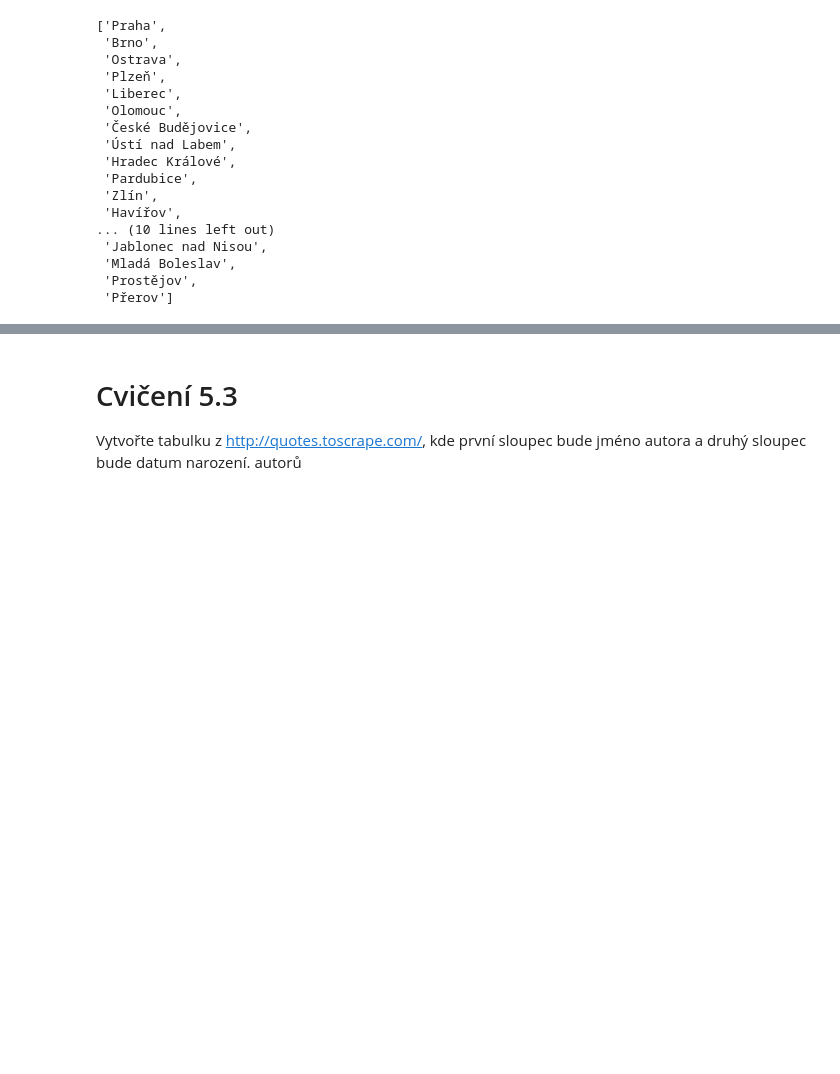
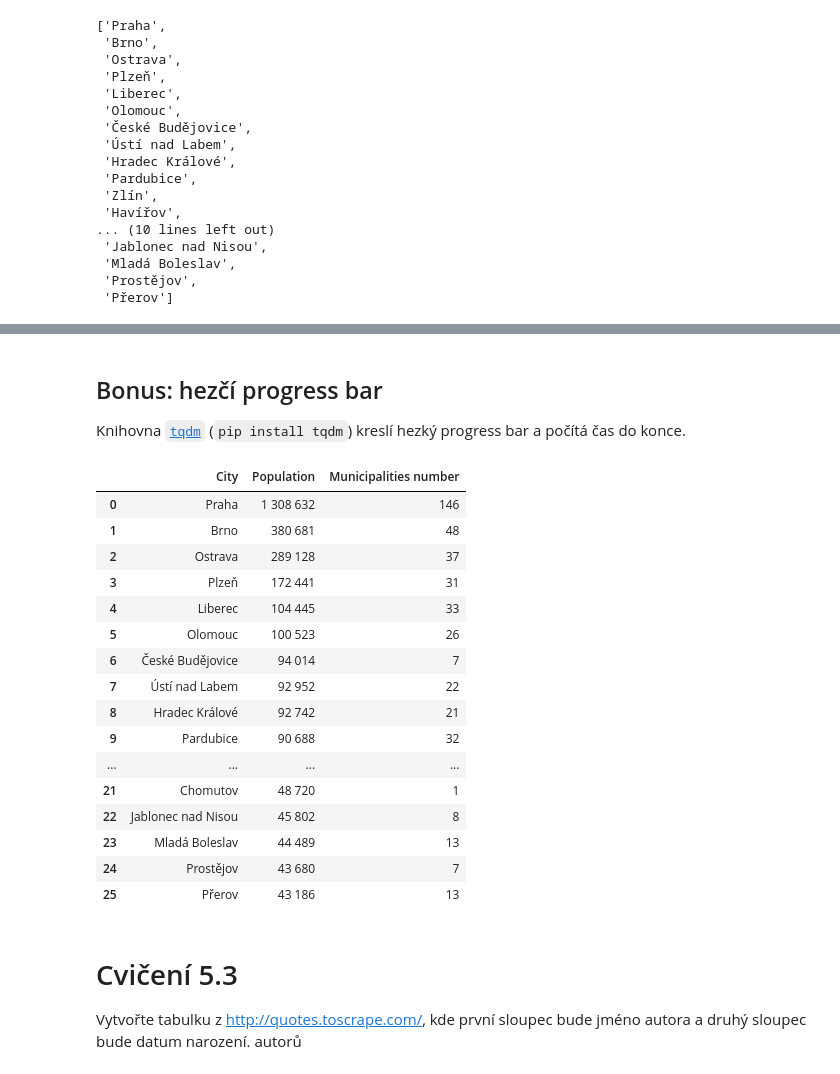
Before and after one commit to sedlakovi/webscraping, a Jupyter notebook: 5_requests.ipynb, the cells around one changed output, grey strips where cells are left out. Drawn from its saved outputs; the diff is of its cells as text; code cells hidden in the pictures; blank space fills up the shorter version.

```diff
--- a/5_requests.ipynb
+++ b/5_requests.ipynb
@@ -223,3 +235,38 @@ cities_df
+# %% [markdown]
+## Bonus: hezčí progress bar
+
+Knihovna [`tqdm`](https://tqdm.github.io/) (`pip install tqdm`) kreslí hezký progress bar a počítá čas do konce.
+# %%
+from tqdm import tqdm
+
+municipalities = []
+for city in tqdm(cities_links):
+    time.sleep(1)
+
+    url = 'https://cs.wikipedia.org/{}'.format(city['href'])
+    r = requests.get(url)
+    soup = BeautifulSoup(r.text, 'html.parser')
+    municipalities.append(soup.select_one('.infobox a[title*="Část obce"]').find_next('td').contents[0].strip())
+cities_df['Municipalities number'] = municipalities
+cities_df
+# %% [output]
+|  | City | Population | Municipalities number |
+| 0 | Praha | 1 308 632 | 146 |
+| 1 | Brno | 380 681 | 48 |
+| 2 | Ostrava | 289 128 | 37 |
+| 3 | Plzeň | 172 441 | 31 |
+| 4 | Liberec | 104 445 | 33 |
+| 5 | Olomouc | 100 523 | 26 |
+| 6 | České Budějovice | 94 014 | 7 |
+| 7 | Ústí nad Labem | 92 952 | 22 |
+| 8 | Hradec Králové | 92 742 | 21 |
+| 9 | Pardubice | 90 688 | 32 |
+| ... | ... | ... | ... |
+| 21 | Chomutov | 48 720 | 1 |
+| 22 | Jablonec nad Nisou | 45 802 | 8 |
+| 23 | Mladá Boleslav | 44 489 | 13 |
+| 24 | Prostějov | 43 680 | 7 |
+| 25 | Přerov | 43 186 | 13 |
 # %% [markdown]
 # Cvičení 5.3
 
```
Also changed, not shown: parts of 5 cells of this notebook, 32 other files.
